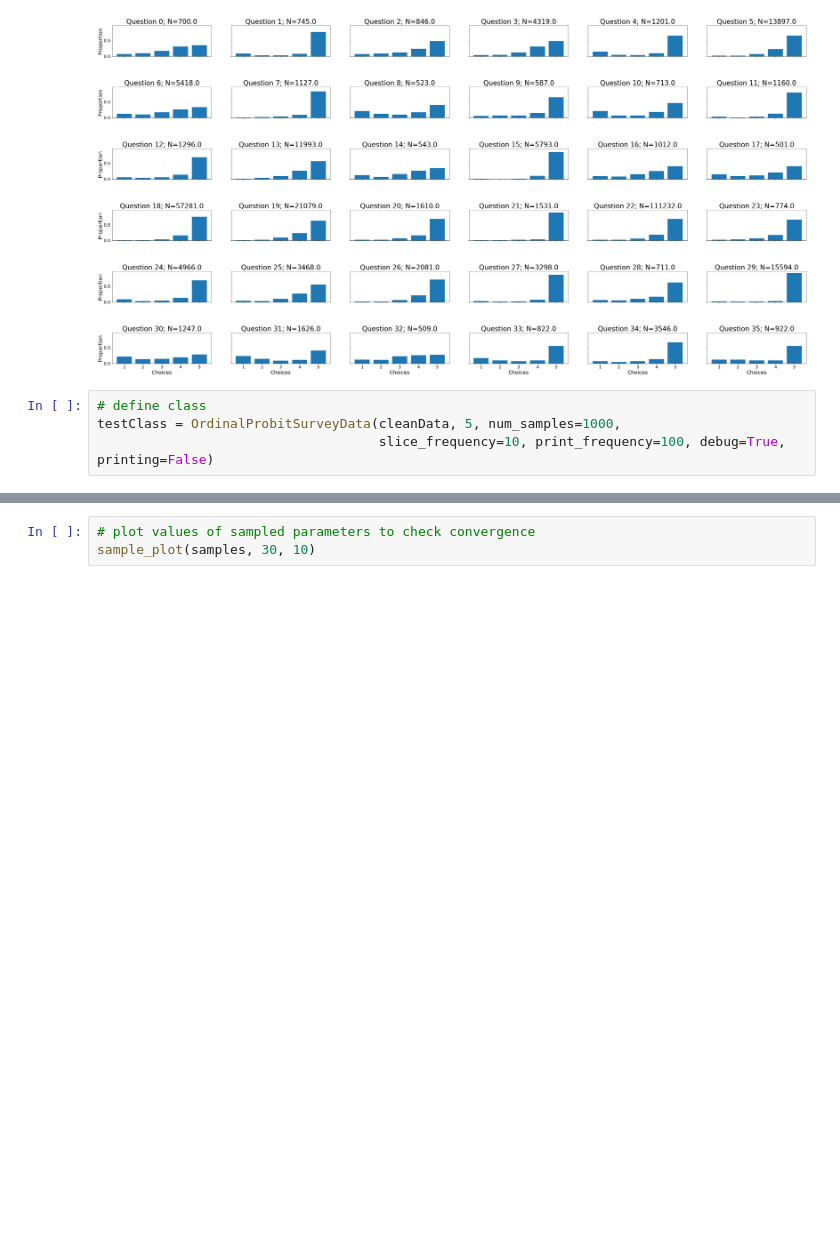
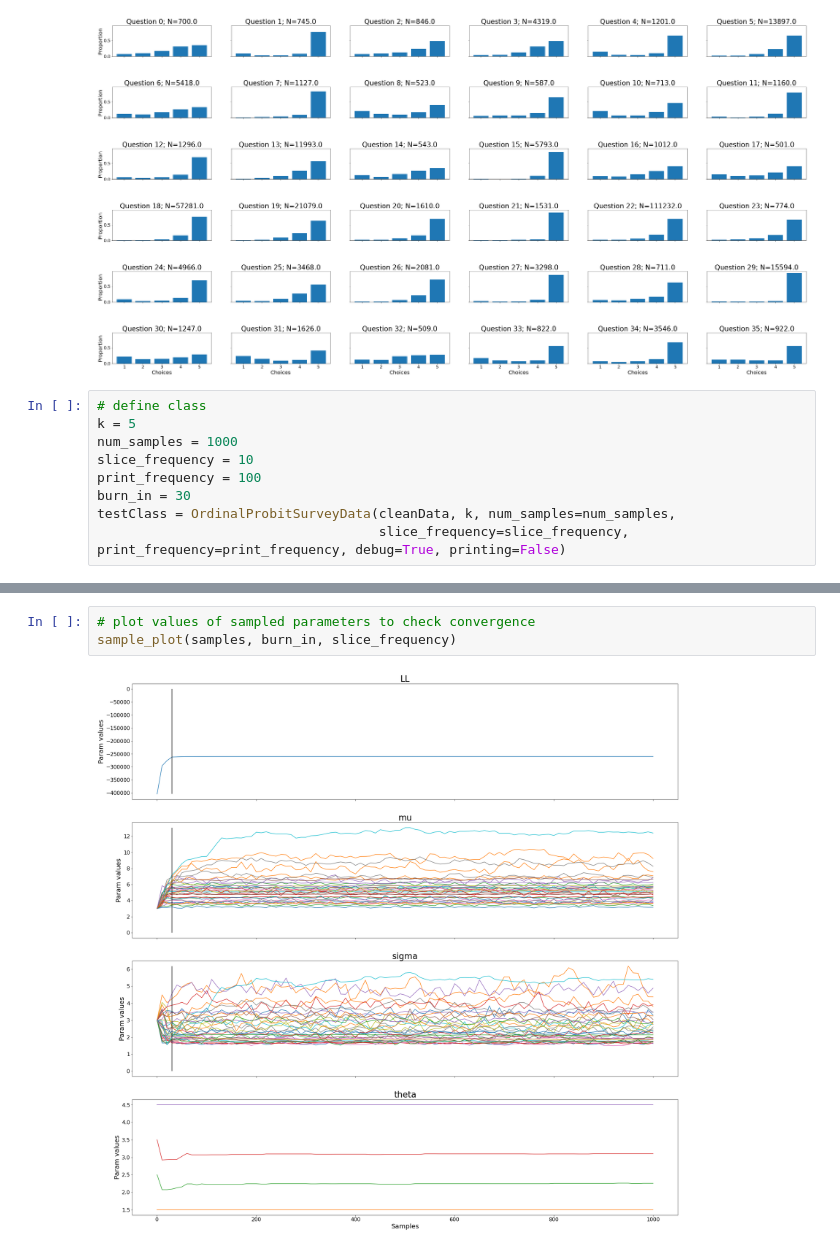
Before and after one commit to battleday/ordinal_probit_SMC, a Jupyter notebook: demo.ipynb, the cells around one changed output, grey strips where cells are left out. Cells and saved outputs as stored; diff of their text form; blank space fills up the shorter version.

```diff
--- a/demo.ipynb
+++ b/demo.ipynb
@@ -36,8 +57,13 @@ plot_data(cleanData)
 [figure]
 # %%
 # define class
-testClass = OrdinalProbitSurveyData(cleanData, 5, num_samples=1000,
-                                    slice_frequency=10, print_frequency=100, debug=True, printing=False)
+k = 5
+num_samples = 1000
+slice_frequency = 10
+print_frequency = 100
+burn_in = 30
+testClass = OrdinalProbitSurveyData(cleanData, k, num_samples=num_samples,
+                                    slice_frequency=slice_frequency, print_frequency=print_frequency, debug=True, printing=False)
 # %%
 # run single chain / sampler
 samples = testClass.MH_sample()
@@ -47,5 +95,7 @@ KeyError: 'LL'
 # %%
 # plot values of sampled parameters to check convergence
-sample_plot(samples, 30, 10)
+sample_plot(samples, burn_in, slice_frequency)
+# %% [output]
+[figure, added]
 # %%
 # discard burn_in samples and calculate posterior predictive distributions
```
Also changed, not shown: parts of 8 cells of this notebook, 5 other files.
